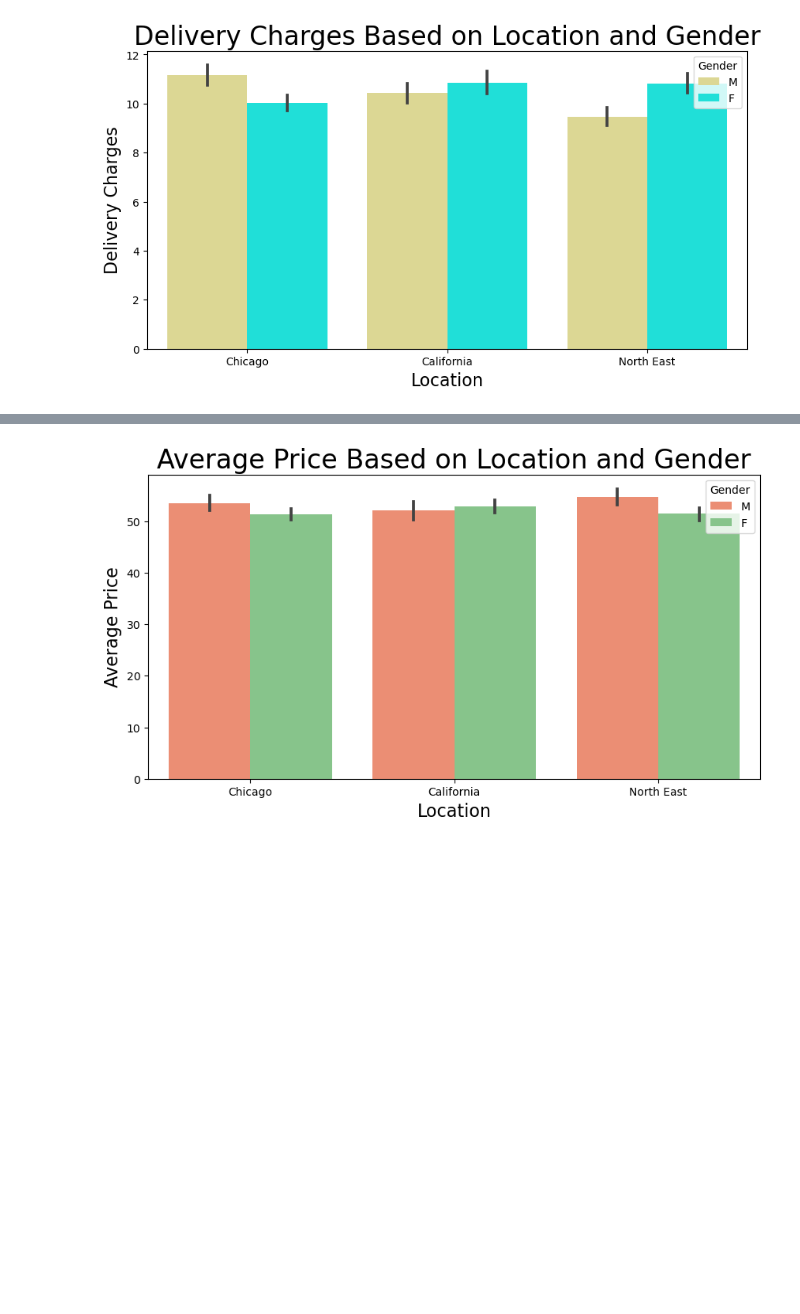
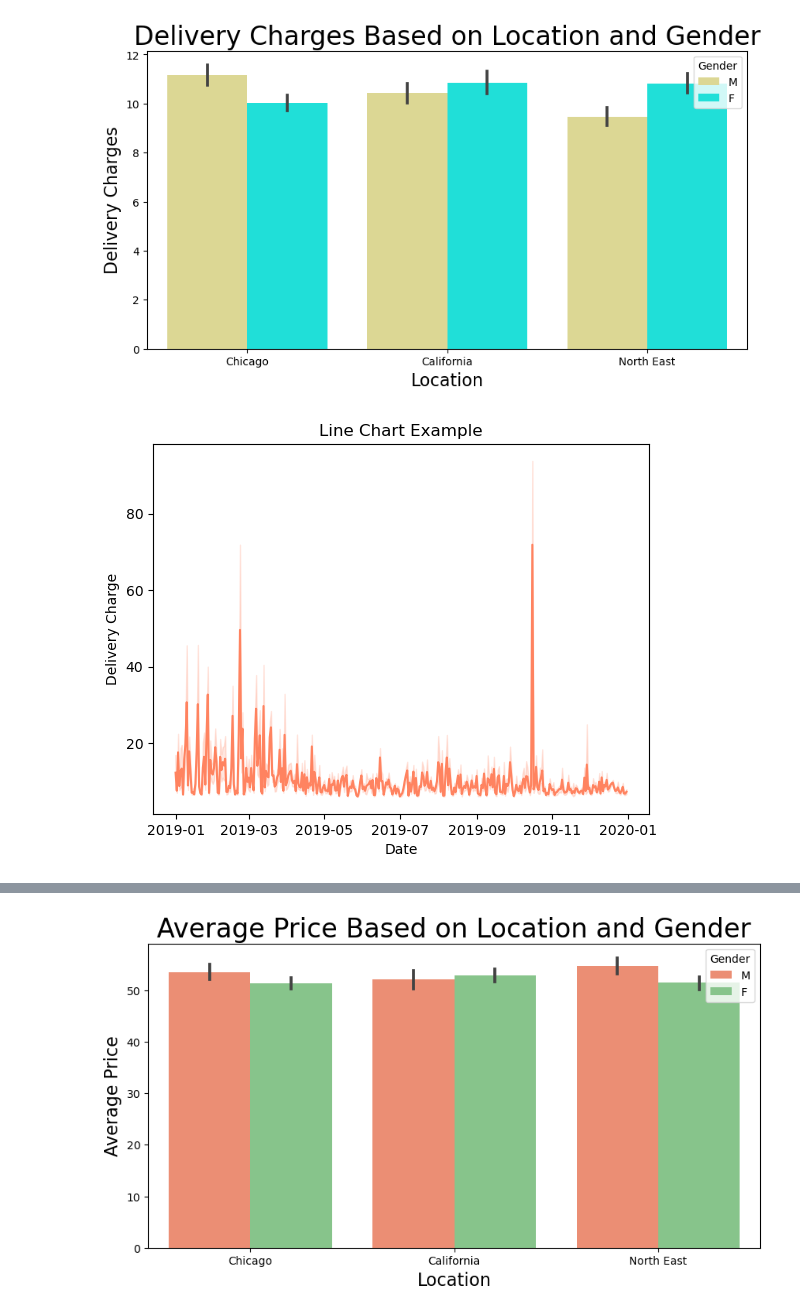
Before and after one commit to BreJyles/Project_1_group7, a Jupyter notebook: sam_work/project_1_code_sam.ipynb, the cells around one changed output, grey strips where cells are left out. Saved outputs shown, nothing was run; the diff lists cells and outputs as text; code cells hidden in the pictures; blank space fills up the shorter version.

Commit message:
added more visuals

```diff
--- a/sam_work/project_1_code_sam.ipynb
+++ b/sam_work/project_1_code_sam.ipynb
@@ -392,3 +382,16 @@ ax.set_title( "Delivery Charges Based on Location and Gender" , size = 24 )
 plt.show()
 # %% [output]
 [figure]
+# %%
+# Create a line plot using Seaborn
+sns.lineplot(x='Transaction_Date', y='Delivery_Charges', data=clean_shopping_df)
+
+# Add labels and title
+plt.xlabel('Date')
+plt.ylabel('Delivery Charge')
+plt.title('Line Chart Example')
+
+# Show the plot
+plt.show()
+# %% [output]
+[figure, added]
```
Also changed, not shown: parts of 10 cells of this notebook.
